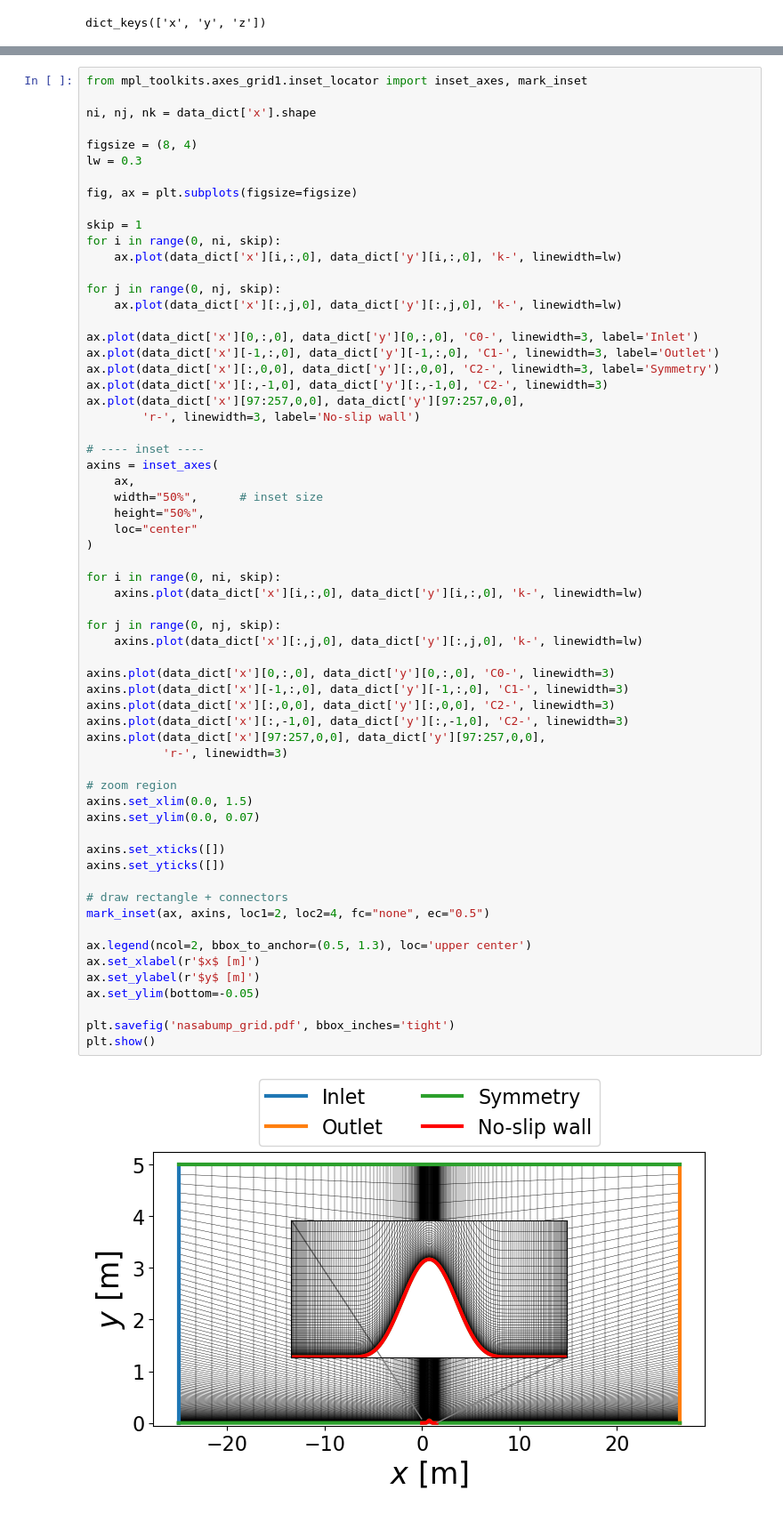
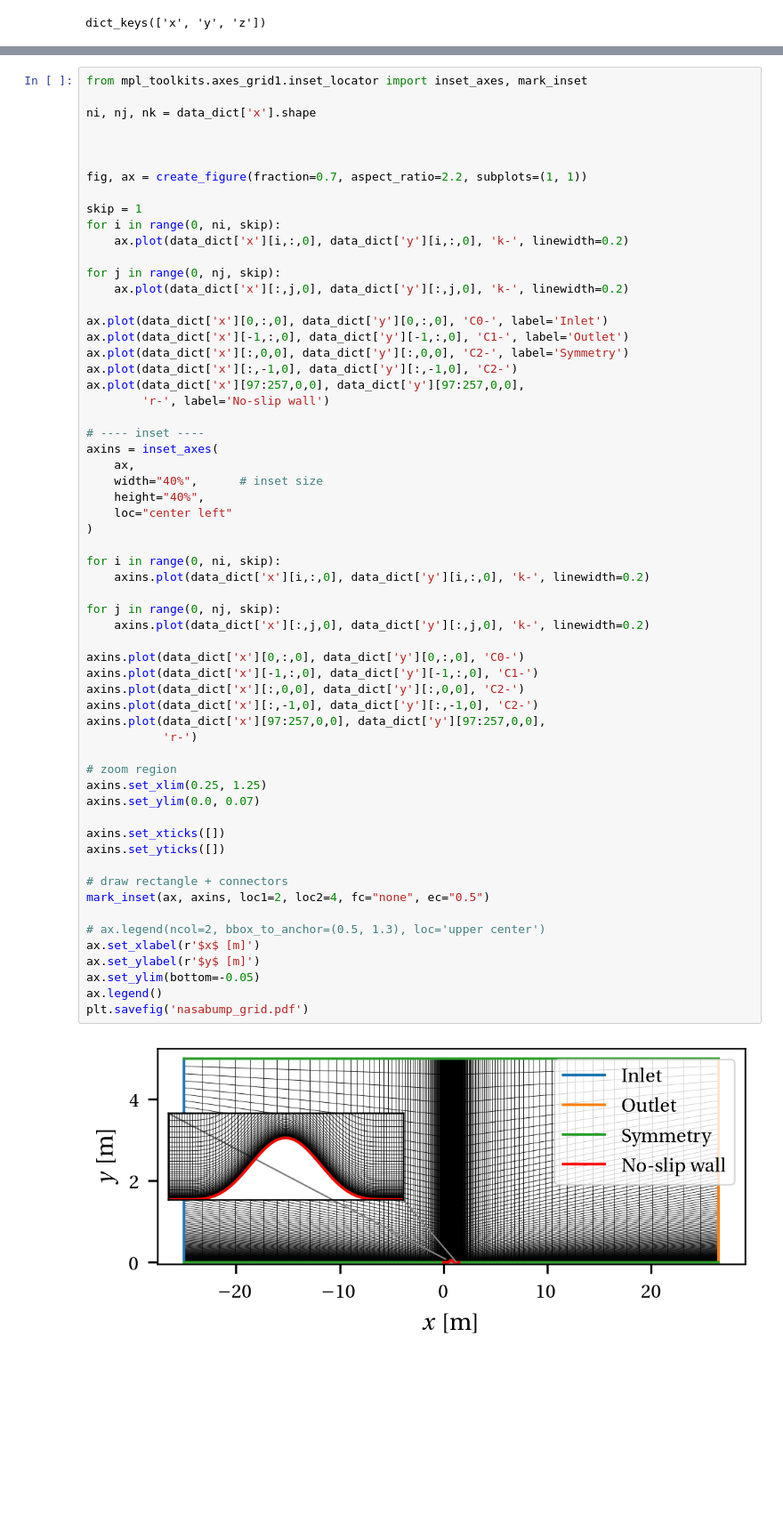
Before and after one commit to Propulsion-Power-TU-Delft/CTurboBFM, a Jupyter notebook: testcases/Turbulent_NasaBump/CTurboBFM_Grids/plot_grid.ipynb, the cells around one changed output, grey strips where cells are left out. Shown at 89% size. Drawn from its saved outputs; the diff is of its cells as text; blank space fills up the shorter version.

```diff
--- a/testcases/Turbulent_NasaBump/CTurboBFM_Grids/plot_grid.ipynb
+++ b/testcases/Turbulent_NasaBump/CTurboBFM_Grids/plot_grid.ipynb
@@ -53,62 +54,60 @@ from mpl_toolkits.axes_grid1.inset_locator import inset_axes, mark_inset
 
 ni, nj, nk = data_dict['x'].shape
 
-figsize = (8, 4)
-lw = 0.3
 
-fig, ax = plt.subplots(figsize=figsize)
+
+fig, ax = create_figure(fraction=0.7, aspect_ratio=2.2, subplots=(1, 1))
 
 skip = 1
 for i in range(0, ni, skip):
-    ax.plot(data_dict['x'][i,:,0], data_dict['y'][i,:,0], 'k-', linewidth=lw)
+    ax.plot(data_dict['x'][i,:,0], data_dict['y'][i,:,0], 'k-', linewidth=0.2)
 
 for j in range(0, nj, skip):
-    ax.plot(data_dict['x'][:,j,0], data_dict['y'][:,j,0], 'k-', linewidth=lw)
+    ax.plot(data_dict['x'][:,j,0], data_dict['y'][:,j,0], 'k-', linewidth=0.2)
 
-ax.plot(data_dict['x'][0,:,0], data_dict['y'][0,:,0], 'C0-', linewidth=3, label='Inlet')
-ax.plot(data_dict['x'][-1,:,0], data_dict['y'][-1,:,0], 'C1-', linewidth=3, label='Outlet')
-ax.plot(data_dict['x'][:,0,0], data_dict['y'][:,0,0], 'C2-', linewidth=3, label='Symmetry')
-ax.plot(data_dict['x'][:,-1,0], data_dict['y'][:,-1,0], 'C2-', linewidth=3)
+ax.plot(data_dict['x'][0,:,0], data_dict['y'][0,:,0], 'C0-', label='Inlet')
+ax.plot(data_dict['x'][-1,:,0], data_dict['y'][-1,:,0], 'C1-', label='Outlet')
+ax.plot(data_dict['x'][:,0,0], data_dict['y'][:,0,0], 'C2-', label='Symmetry')
+ax.plot(data_dict['x'][:,-1,0], data_dict['y'][:,-1,0], 'C2-')
 ax.plot(data_dict['x'][97:257,0,0], data_dict['y'][97:257,0,0],
-        'r-', linewidth=3, label='No-slip wall')
+        'r-', label='No-slip wall')
 
 # ---- inset ----
 axins = inset_axes(
     ax,
-    width="50%",      # inset size
-    height="50%",
-    loc="center"
+    width="40%",      # inset size
+    height="40%",
+    loc="center left"
 )
 
 for i in range(0, ni, skip):
-    axins.plot(data_dict['x'][i,:,0], data_dict['y'][i,:,0], 'k-', linewidth=lw)
+    axins.plot(data_dict['x'][i,:,0], data_dict['y'][i,:,0], 'k-', linewidth=0.2)
 
 for j in range(0, nj, skip):
-    axins.plot(data_dict['x'][:,j,0], data_dict['y'][:,j,0], 'k-', linewidth=lw)
+    axins.plot(data_dict['x'][:,j,0], data_dict['y'][:,j,0], 'k-', linewidth=0.2)
 
-axins.plot(data_dict['x'][0,:,0], data_dict['y'][0,:,0], 'C0-', linewidth=3)
-axins.plot(data_dict['x'][-1,:,0], data_dict['y'][-1,:,0], 'C1-', linewidth=3)
-axins.plot(data_dict['x'][:,0,0], data_dict['y'][:,0,0], 'C2-', linewidth=3)
-axins.plot(data_dict['x'][:,-1,0], data_dict['y'][:,-1,0], 'C2-', linewidth=3)
+axins.plot(data_dict['x'][0,:,0], data_dict['y'][0,:,0], 'C0-')
+axins.plot(data_dict['x'][-1,:,0], data_dict['y'][-1,:,0], 'C1-')
+axins.plot(data_dict['x'][:,0,0], data_dict['y'][:,0,0], 'C2-')
+axins.plot(data_dict['x'][:,-1,0], data_dict['y'][:,-1,0], 'C2-')
 axins.plot(data_dict['x'][97:257,0,0], data_dict['y'][97:257,0,0],
-           'r-', linewidth=3)
+           'r-')
 
 # zoom region
-axins.set_xlim(0.0, 1.5)
+axins.set_xlim(0.25, 1.25)
 axins.set_ylim(0.0, 0.07)
 
 axins.set_xticks([])
 axins.set_yticks([])
 
 # draw rectangle + connectors
 mark_inset(ax, axins, loc1=2, loc2=4, fc="none", ec="0.5")
 
-ax.legend(ncol=2, bbox_to_anchor=(0.5, 1.3), loc='upper center')
+# ax.legend(ncol=2, bbox_to_anchor=(0.5, 1.3), loc='upper center')
 ax.set_xlabel(r'$x$ [m]')
 ax.set_ylabel(r'$y$ [m]')
 ax.set_ylim(bottom=-0.05)
-
-plt.savefig('nasabump_grid.pdf', bbox_inches='tight')
-plt.show()
+ax.legend()
+plt.savefig('nasabump_grid.pdf')
 # %% [output]
-[figure, old version]
+[figure, new version]
```
Also changed, not shown: parts of 2 cells of this notebook, 25 other files.
